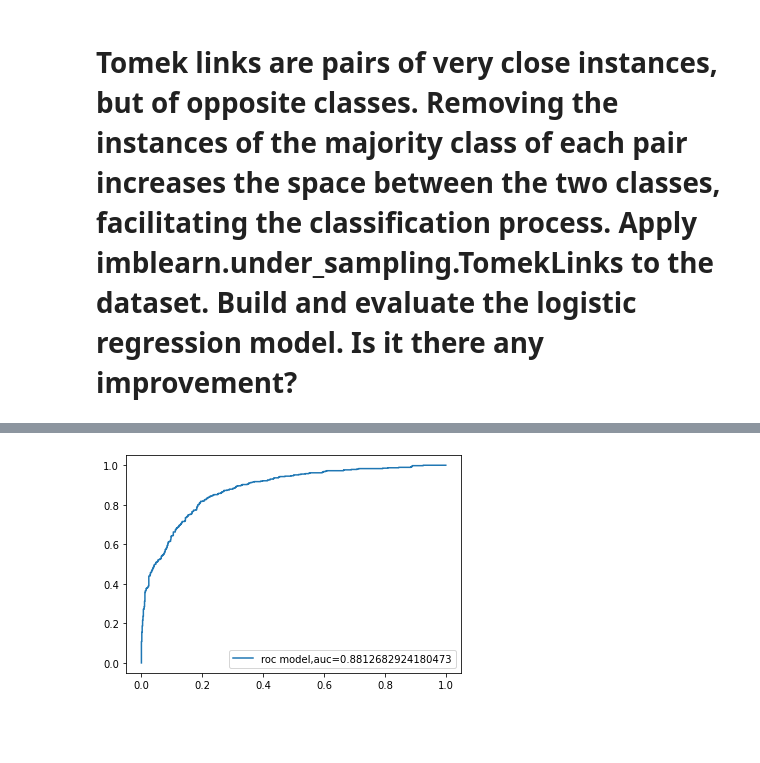
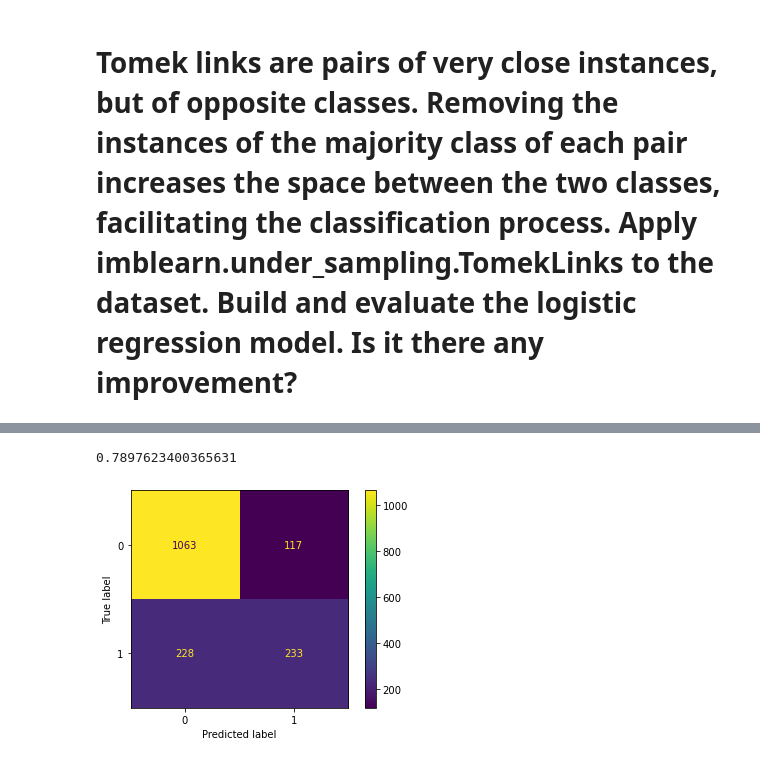
Before and after one commit to MpiPuin12/Marc-Puyol-Iniesta, a Jupyter notebook: Lab 08_02.ipynb, the cells around one changed output, grey strips where cells are left out. Saved outputs shown, nothing was run; the diff lists cells and outputs as text; code cells hidden in the pictures; blank space fills up the shorter version.

```diff
--- a/Lab 08_02.ipynb
+++ b/Lab 08_02.ipynb
@@ -220,8 +194,19 @@ y_pred_probs=classification.predict_proba(X_test)[::,1]
-# %%
-fpr,tpr,_=roc_curve(y_test,y_pred_probs)
-auc=roc_auc_score(y_test,y_pred_probs)
-plt.plot(fpr,tpr,label='roc model,auc='+str(auc))
-plt.legend(loc=4)
-plt.show();
-# %% [output]
-[figure, removed]
+# %%
+from imblearn.under_sampling import TomekLinks
+tk=TomekLinks()
+X_tk,y_tk=tk.fit_resample(X_num_scaled,y)
+# %%
+X_train_tk,X_test_tk,y_train_tk,y_test_tk=train_test_split(X_tk,y_tk,test_size=0.25,random_state=42)
+classification=LogisticRegression(max_iter=500)
+classification.fit(X_train_tk,y_train_tk)
+y_test_pred_tk=classification.predict(X_test_tk)
+# %%
+accuracy_score(y_test_tk,y_test_pred_tk)
+# %% [output]
+0.7897623400365631
+# %%
+cm_res=confusion_matrix(y_test_tk,y_test_pred_tk)
+disp=ConfusionMatrixDisplay(confusion_matrix=cm_res)
+disp.plot();
+# %% [output]
+[figure, added]
```
Also changed, not shown: parts of 9 cells of this notebook, 3 other files.
